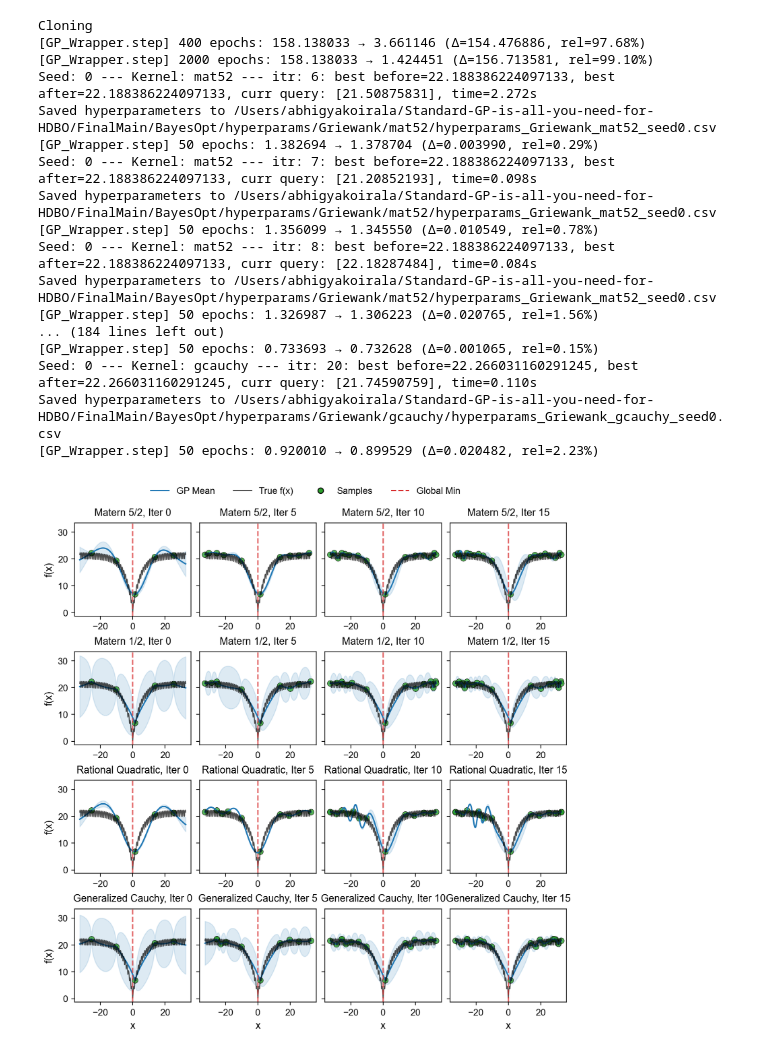
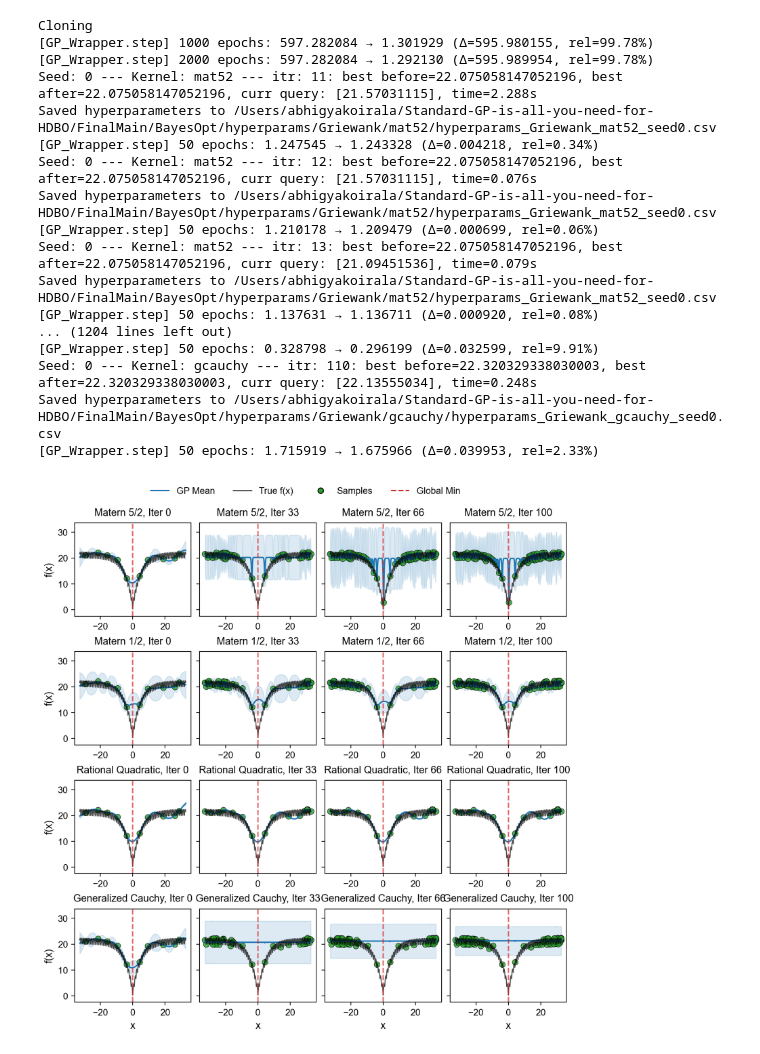
Before and after one commit to abhigyak47/BayesOpt, a Jupyter notebook: baselines/1D Case.ipynb, the cells around one changed output. Cells and saved outputs as stored; diff of their text form; code cells hidden in the pictures.

```diff
--- a/baselines/1D Case.ipynb
+++ b/baselines/1D Case.ipynb
@@ -125,8 +122,8 @@ def BO_UCB_plot_grid(kernel_types, kernel_names, dataset, total_iter=15, beta=1.
             set_ls=set_ls,
             device="cpu",
         )
-        gp_model.init_optimizer(lr=0.01, optim="ADAM")
-        gp_model.step(epochs=400)  # long train once
+        gp_model.init_optimizer(lr=0.1, optim="ADAM")
+        gp_model.step(epochs=1000)  # long train once
 
         # Plot initial state
         plot_gp_state(
@@ -221,46 +218,46 @@ def plot_gp_state(ax, gp, dataset, iteration, kernel_name, x_true, y_true, is_la
     ax.axvline(0, color=colors_dict["global_min"], linestyle='--',
                lw=1.5, alpha=0.7, label=label_min)
 
     ax.set_title(f"{kernel_name}, Iter {iteration}", pad=8)
 
     if is_last_row:
         ax.set_xlabel("x")
     if is_first_col:
         ax.set_ylabel("f(x)")
 
 
 # Example usage
 if __name__ == "__main__":
-    # Dummy example setup (replace with actual classes & implementations)
+    #func = FuncGriewank(dim=1, maximize=False)
     func = FuncAckley(dim=1, maximize=False)
-    dataset = BayesOptDataset(func, n_init=5, method='lhs', seed=SEED)
+    dataset = BayesOptDataset(func, n_init=10, method='lhs', seed=SEED)
 
     kernel_types = ["mat52", "mat12", "rq", "gcauchy"]
     kernel_names = ["Matern 5/2", "Matern 1/2", "Rational Quadratic", "Generalized Cauchy"]
 
     BO_UCB_plot_grid(
         kernel_types=kernel_types,
         kernel_names=kernel_names,
         dataset=dataset,
-        total_iter=15,
+        total_iter=100,
         beta=1.5
     )
 # %% [output]
 Cloning
-[GP_Wrapper.step] 400 epochs: 158.138033 → 3.661146 (Δ=154.476886, rel=97.68%)
-[GP_Wrapper.step] 2000 epochs: 158.138033 → 1.424451 (Δ=156.713581, rel=99.10%)
-Seed: 0 --- Kernel: mat52 --- itr: 6: best before=22.188386224097133, best after=22.188386224097133, curr query: [21.50875831], time=2.272s
+[GP_Wrapper.step] 1000 epochs: 597.282084 → 1.301929 (Δ=595.980155, rel=99.78%)
+[GP_Wrapper.step] 2000 epochs: 597.282084 → 1.292130 (Δ=595.989954, rel=99.78%)
+Seed: 0 --- Kernel: mat52 --- itr: 11: best before=22.075058147052196, best after=22.075058147052196, curr query: [21.57031115], time=2.288s
 Saved hyperparameters to /Users/abhigyakoirala/Standard-GP-is-all-you-need-for-HDBO/FinalMain/BayesOpt/hyperparams/Griewank/mat52/hyperparams_Griewank_mat52_seed0.csv
-[GP_Wrapper.step] 50 epochs: 1.382694 → 1.378704 (Δ=0.003990, rel=0.29%)
-Seed: 0 --- Kernel: mat52 --- itr: 7: best before=22.188386224097133, best after=22.188386224097133, curr query: [21.20852193], time=0.098s
+[GP_Wrapper.step] 50 epochs: 1.247545 → 1.243328 (Δ=0.004218, rel=0.34%)
+Seed: 0 --- Kernel: mat52 --- itr: 12: best before=22.075058147052196, best after=22.075058147052196, curr query: [21.57031115], time=0.076s
 Saved hyperparameters to /Users/abhigyakoirala/Standard-GP-is-all-you-need-for-HDBO/FinalMain/BayesOpt/hyperparams/Griewank/mat52/hyperparams_Griewank_mat52_seed0.csv
-[GP_Wrapper.step] 50 epochs: 1.356099 → 1.345550 (Δ=0.010549, rel=0.78%)
-Seed: 0 --- Kernel: mat52 --- itr: 8: best before=22.188386224097133, best after=22.188386224097133, curr query: [22.18287484], time=0.084s
+[GP_Wrapper.step] 50 epochs: 1.210178 → 1.209479 (Δ=0.000699, rel=0.06%)
+Seed: 0 --- Kernel: mat52 --- itr: 13: best before=22.075058147052196, best after=22.075058147052196, curr query: [21.09451536], time=0.079s
 Saved hyperparameters to /Users/abhigyakoirala/Standard-GP-is-all-you-need-for-HDBO/FinalMain/BayesOpt/hyperparams/Griewank/mat52/hyperparams_Griewank_mat52_seed0.csv
-[GP_Wrapper.step] 50 epochs: 1.326987 → 1.306223 (Δ=0.020765, rel=1.56%)
-... (184 lines left out)
-[GP_Wrapper.step] 50 epochs: 0.733693 → 0.732628 (Δ=0.001065, rel=0.15%)
-Seed: 0 --- Kernel: gcauchy --- itr: 20: best before=22.266031160291245, best after=22.266031160291245, curr query: [21.74590759], time=0.110s
+[GP_Wrapper.step] 50 epochs: 1.137631 → 1.136711 (Δ=0.000920, rel=0.08%)
+... (1204 lines left out)
+[GP_Wrapper.step] 50 epochs: 0.328798 → 0.296199 (Δ=0.032599, rel=9.91%)
+Seed: 0 --- Kernel: gcauchy --- itr: 110: best before=22.320329338030003, best after=22.320329338030003, curr query: [22.13555034], time=0.248s
 Saved hyperparameters to /Users/abhigyakoirala/Standard-GP-is-all-you-need-for-HDBO/FinalMain/BayesOpt/hyperparams/Griewank/gcauchy/hyperparams_Griewank_gcauchy_seed0.csv
-[GP_Wrapper.step] 50 epochs: 0.920010 → 0.899529 (Δ=0.020482, rel=2.23%)
+[GP_Wrapper.step] 50 epochs: 1.715919 → 1.675966 (Δ=0.039953, rel=2.33%)
-[figure, old version]
+[figure, new version]
```
Also changed, not shown: parts of 2 cells of this notebook, 9 other files.
